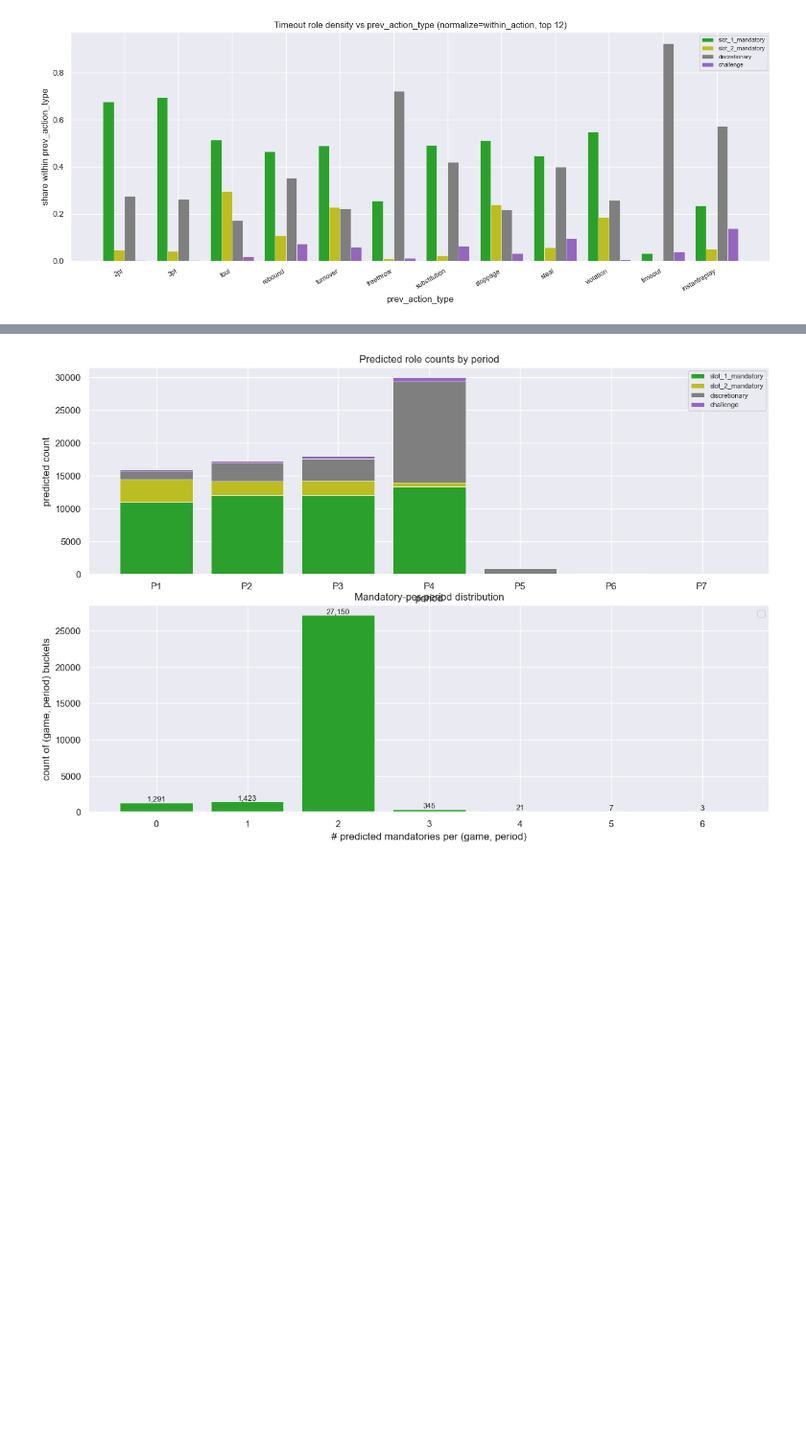
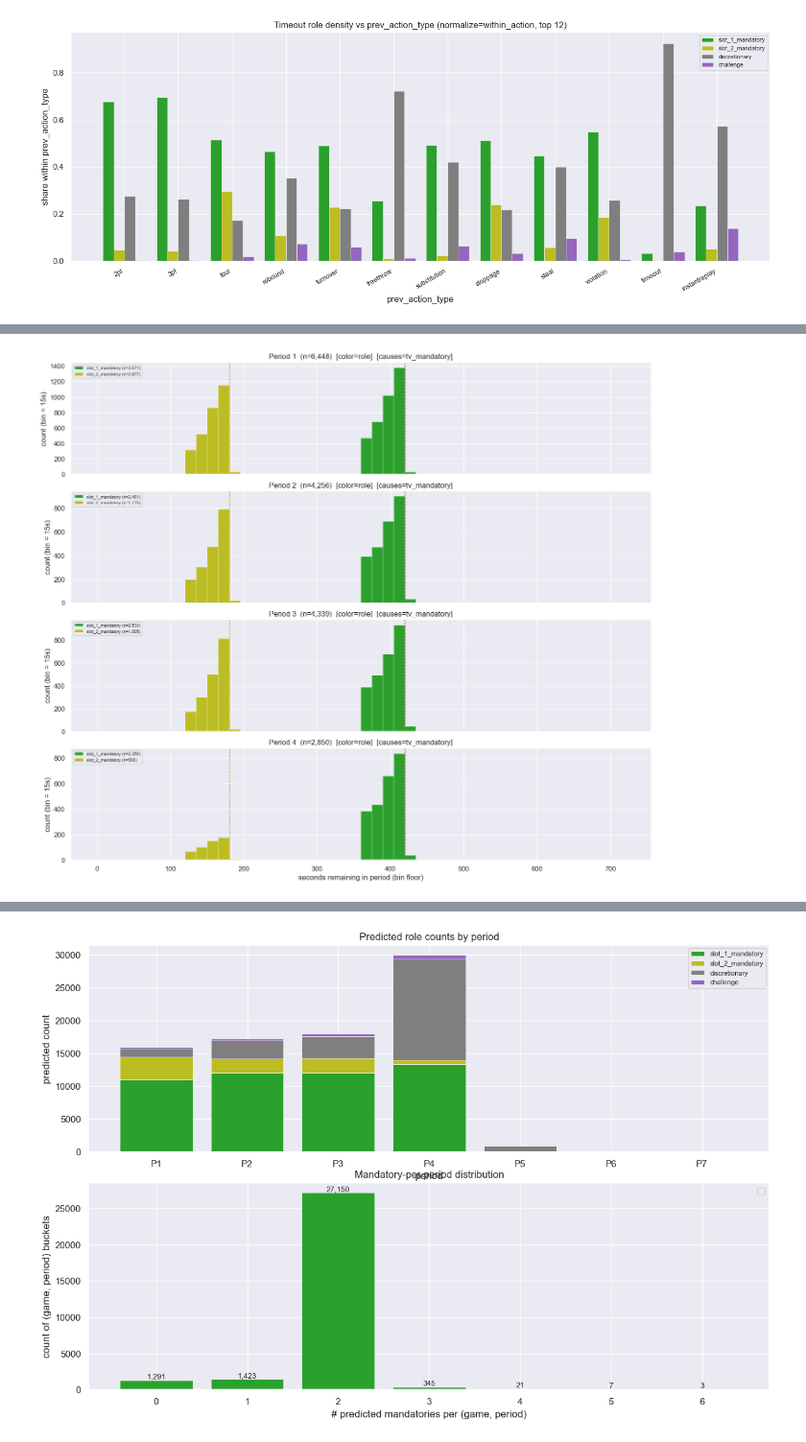
Before and after one commit to akseldkw07/NBA-Timeout-Impact, a Jupyter notebook: Notebooks/TV-Timeout-Injection.ipynb, the cells around one changed output, grey strips where cells are left out. Shown at 96% size. Cells and saved outputs as stored; diff of their text form; code cells hidden in the pictures; blank space fills up the shorter version.

```diff
--- a/Notebooks/TV-Timeout-Injection.ipynb
+++ b/Notebooks/TV-Timeout-Injection.ipynb
@@ -156,3 +155,8 @@ fig
+# %%
+fig, _ = TimeoutInjectionPlots.plot_role_vs_sr(classified, causes=("tv_mandatory",))
+fig
+# %% [output]
+[figure, added]
 # %%
 figs["role_vs_duration"]
 # %% [output]
```
Also changed, not shown: parts of 23 cells of this notebook, 4 other files.
